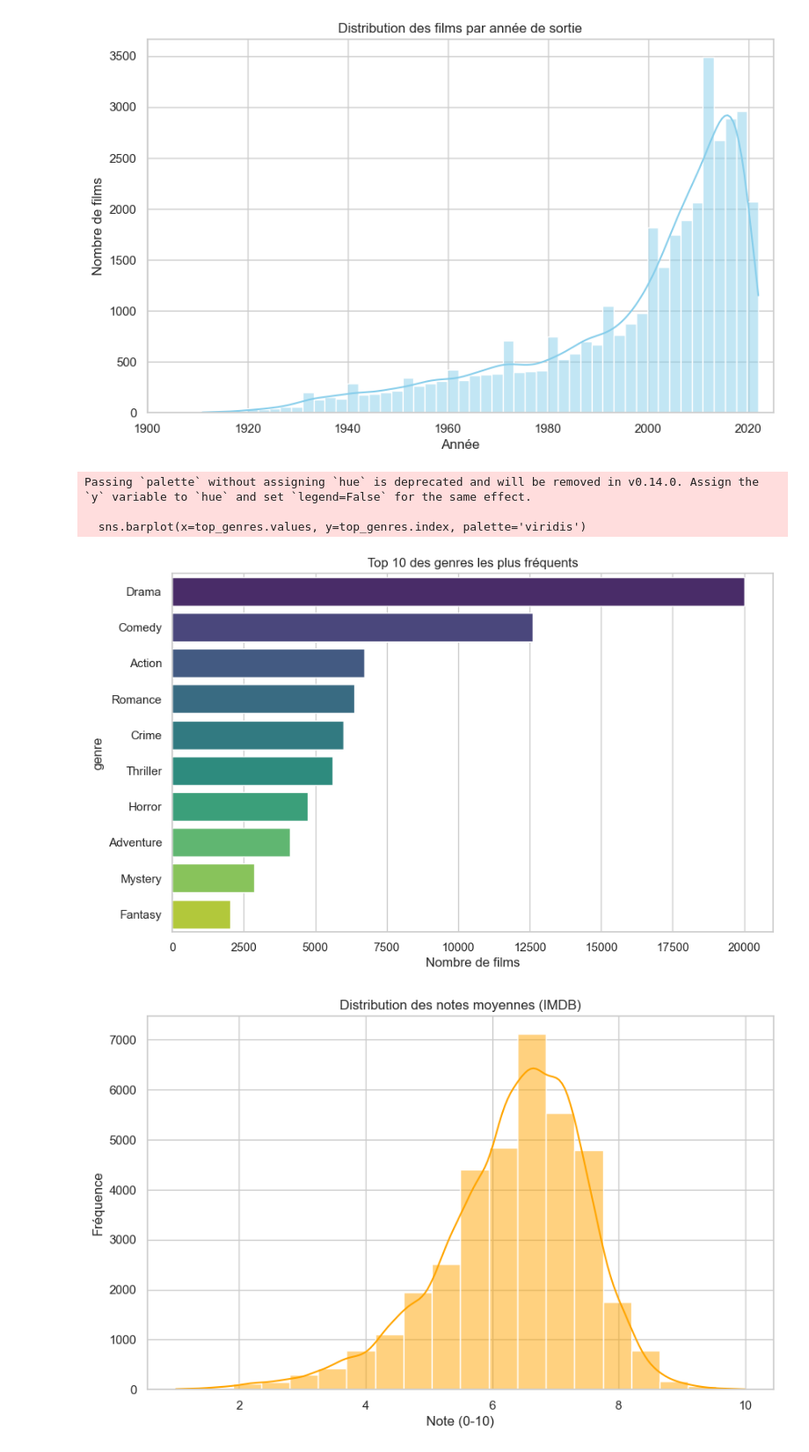
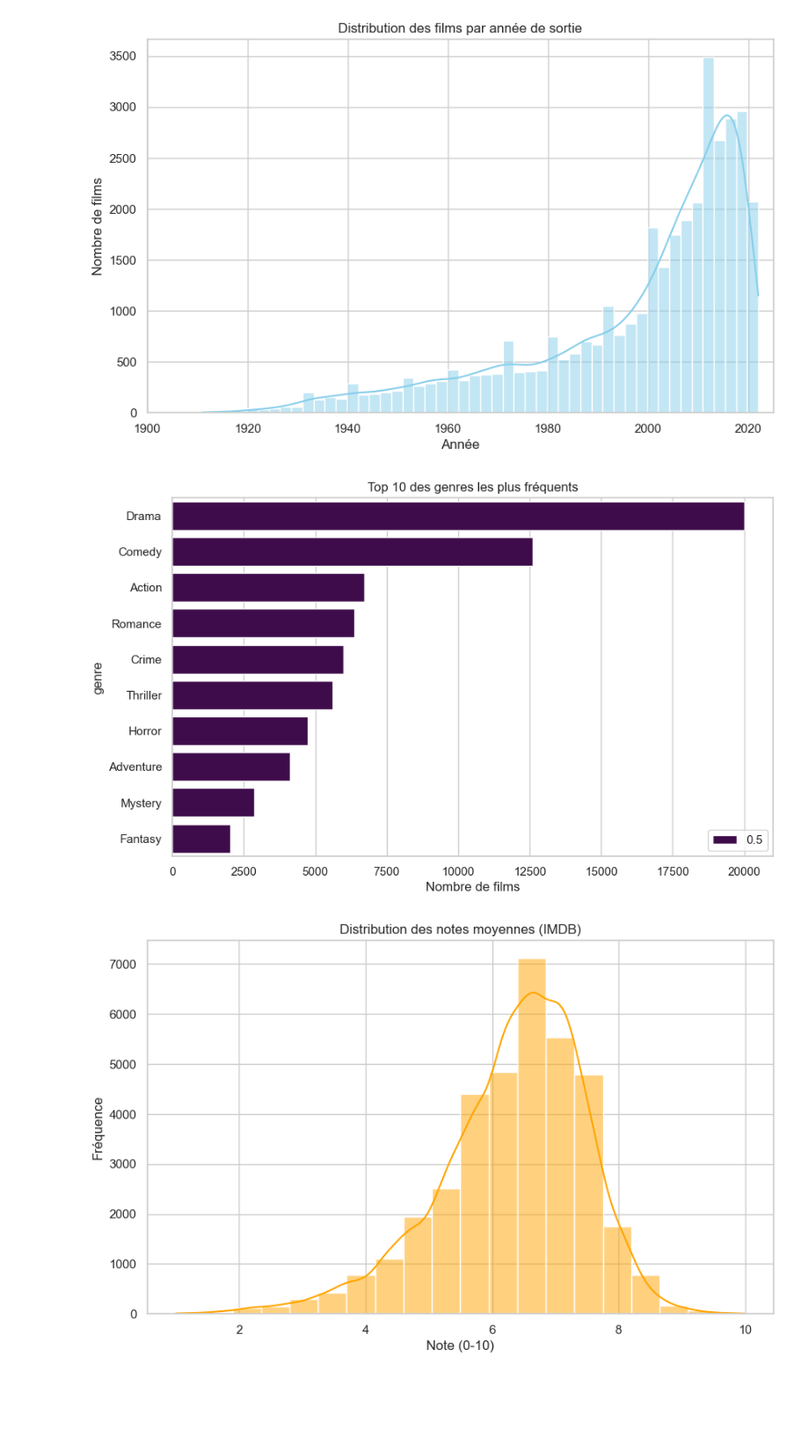
Before and after one commit to ItaTuTsuki/cineexplorer, a Jupyter notebook: data/exploration.ipynb, the cells around one changed output. Shown at 88% size. Drawn from its saved outputs; the diff is of its cells as text; code cells hidden in the pictures; blank space fills up the shorter version.

```diff
--- a/data/exploration.ipynb
+++ b/data/exploration.ipynb
@@ -96,18 +96,15 @@ if 'movies.csv' in dataframes:
 # %%
 if 'genres.csv' in dataframes:
     df_genres = dataframes['genres.csv']
     top_genres = df_genres['genre'].value_counts().head(10)
 
     plt.figure()
-    sns.barplot(x=top_genres.values, y=top_genres.index, palette='viridis')
+    sns.barplot(x=top_genres.values, y=top_genres.index, palette='viridis', hue=0.5)
     plt.title("Top 10 des genres les plus fréquents")
     plt.xlabel("Nombre de films")
     plt.show()
 # %% [output]
-Passing `palette` without assigning `hue` is deprecated and will be removed in v0.14.0. Assign the `y` variable to `hue` and set `legend=False` for the same effect.
-
-  sns.barplot(x=top_genres.values, y=top_genres.index, palette='viridis')
-[figure, old version]
+[figure, new version]
 # %%
 if 'ratings.csv' in dataframes:
     df_ratings = dataframes['ratings.csv']
```
Also changed, not shown: parts of 3 cells of this notebook, 2 other files.
